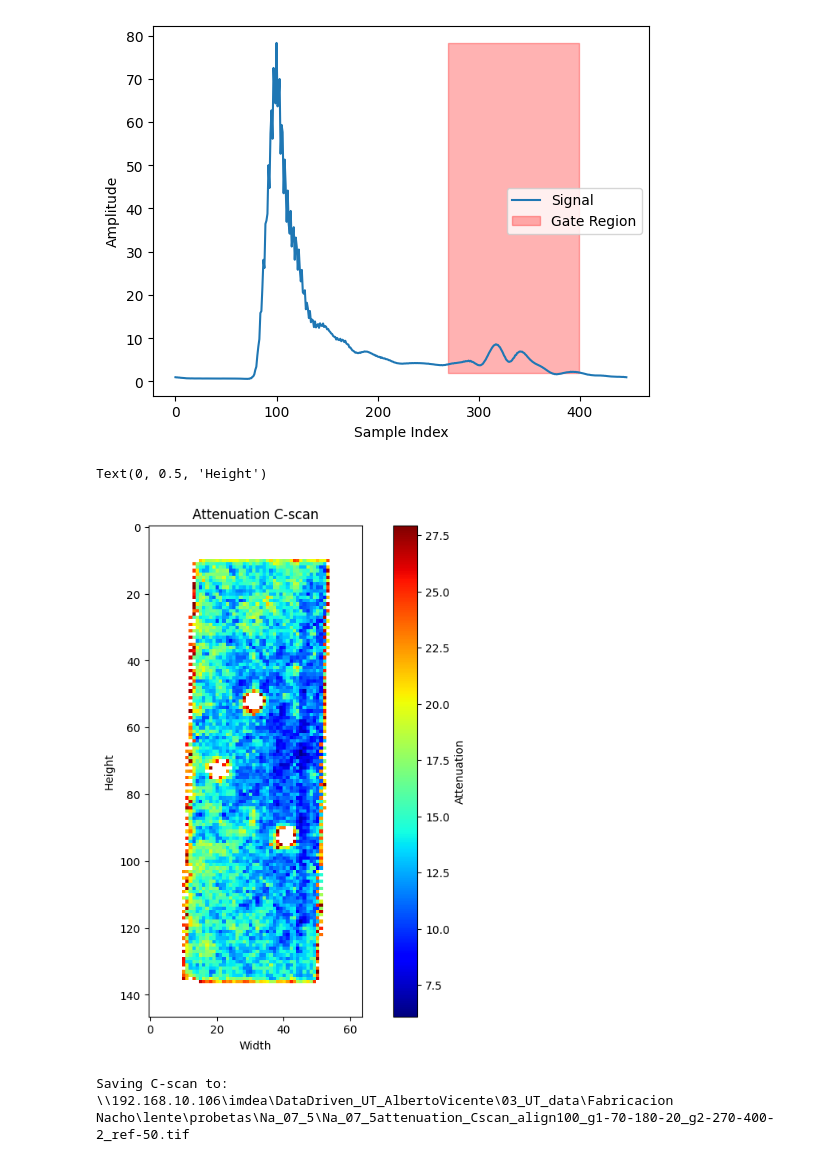
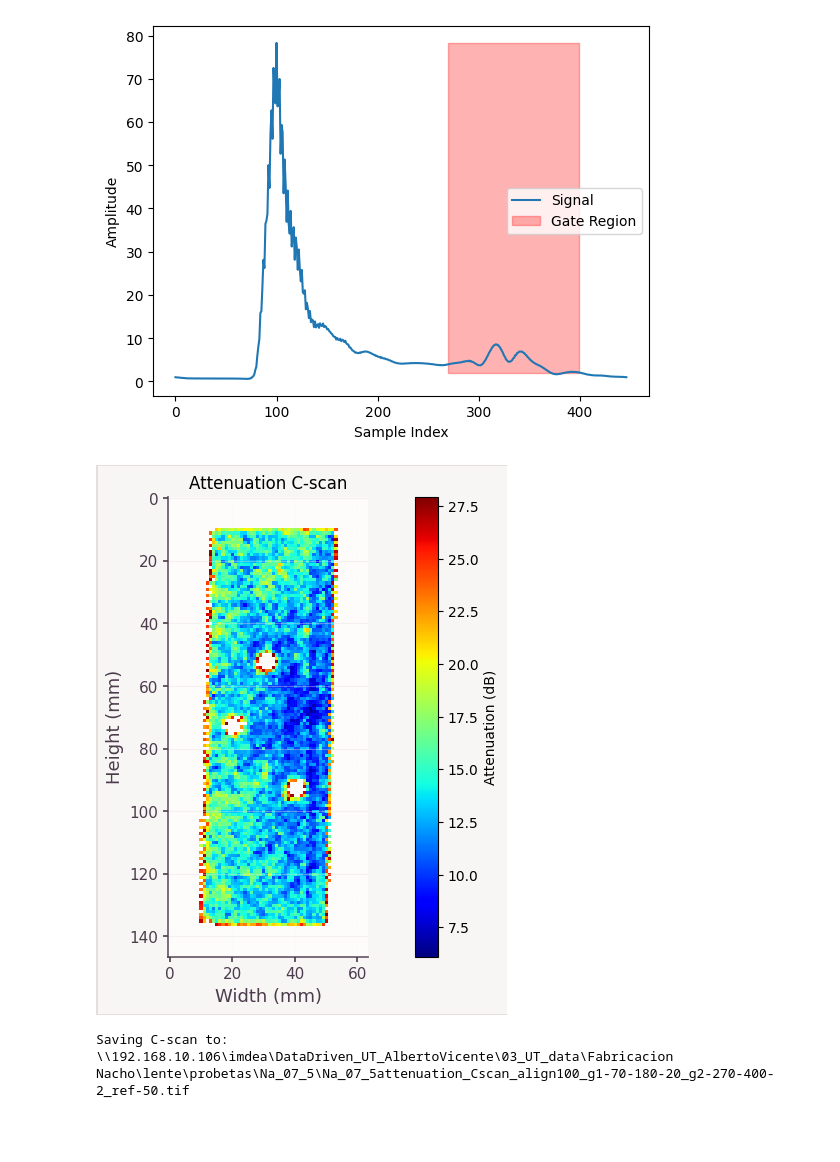
Before and after one commit to topeberti/UTvsXCT-preprocessing, a Jupyter notebook: produccion/signal/cscan.ipynb, the cells around one changed output. Drawn from its saved outputs; the diff is of its cells as text; code cells hidden in the pictures; blank space fills up the shorter version.

```diff
--- a/produccion/signal/cscan.ipynb
+++ b/produccion/signal/cscan.ipynb
@@ -100,17 +158,18 @@ signal.plot_gate(mean_material_signal,gate2)
 # %%
 #compute the cscan using the selected gates
 reference_amplitude = 50  # This value can be adjusted based on the data
 cscan = signal.attenuation(data=envelope_volume,reference=reference_amplitude, gate1=gate1, gate2=gate2, axis=0)
 
 plt.figure(figsize=(10, 8))
 plt.imshow(cscan, cmap='jet')
-plt.colorbar(label='Attenuation')
+plt.colorbar(label='Attenuation (dB)')
 plt.title('Attenuation C-scan')
-plt.xlabel('Width')
-plt.ylabel('Height')
+plt.xlabel('Width (mm)')
+plt.ylabel('Height (mm)')
+apply_plot_theme()
+plt.show()
 # %% [output]
-Text(0, 0.5, 'Height')
-[figure, old version]
+[figure, new version]
 # %%
 #save the cscan
 #add to the name of the saving folder the alignmend point, the gates and the reference amplitude
```
Also changed, not shown: parts of 1 cell of this notebook, 11 other files.
